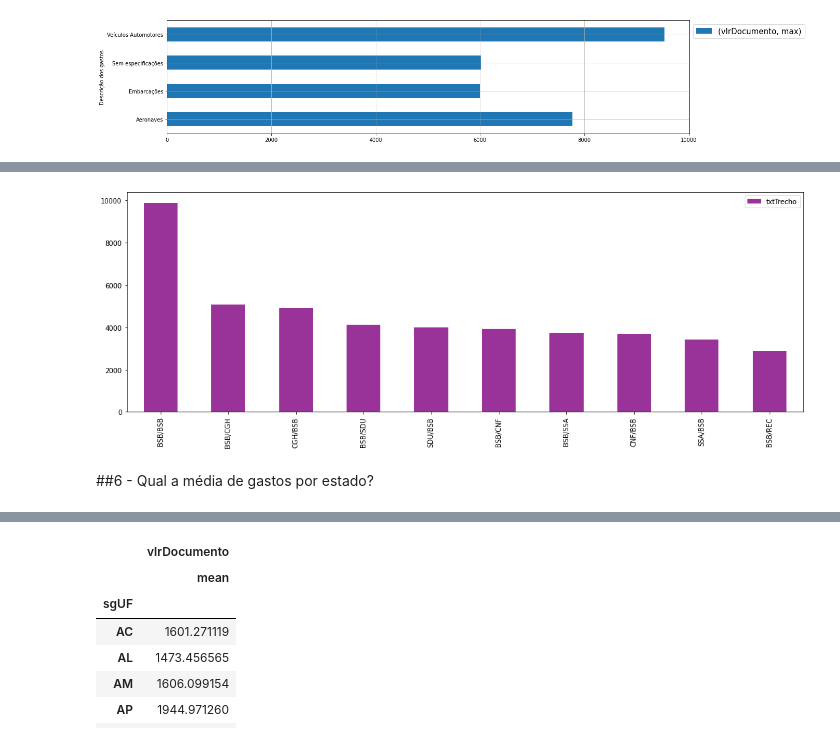
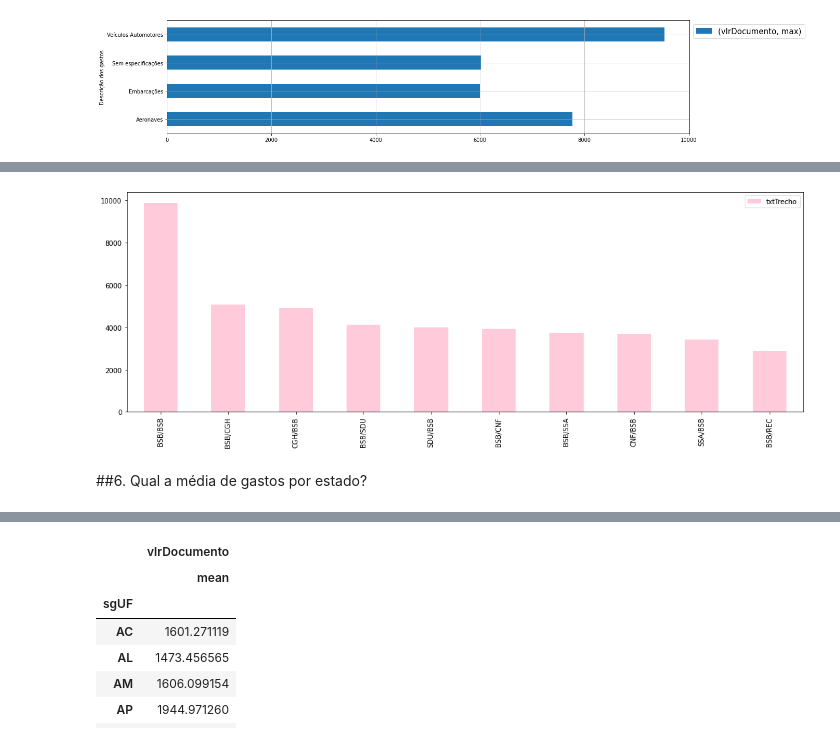
Before and after one commit to Reinaldos/Reinaldos, a Jupyter notebook: Projeto_5.ipynb, the cells around one changed output, grey strips where cells are left out. Cells and saved outputs as stored; diff of their text form; code cells hidden in the pictures.

```diff
--- a/Projeto_5.ipynb
+++ b/Projeto_5.ipynb
@@ -753,11 +793,11 @@ grafico_comparação.grid()
 # %%
 trechosrecorrentes = dfparlamentarcompleto['txtTrecho'].value_counts()
 dfTrechos = pd.DataFrame(trechosrecorrentes)
 dfTrechos = dfTrechos.head(10)
-graficotrecho = dfTrechos.plot.bar(figsize =(18,6),fontsize = 10, color = '#993399')
+graficotrecho = dfTrechos.plot.bar(figsize =(18,6),fontsize = 10, color = '#ffcbdb')
 # %% [output]
-[figure, old version]
+[figure, new version]
 # %% [markdown]
-##6 - Qual a média de gastos por estado?
+##6. Qual a média de gastos por estado?
 # %%
 gastosporestado = dfparlamentarcompleto[['vlrDocumento','sgUF']]
```
Also changed, not shown: parts of 59 cells of this notebook.
